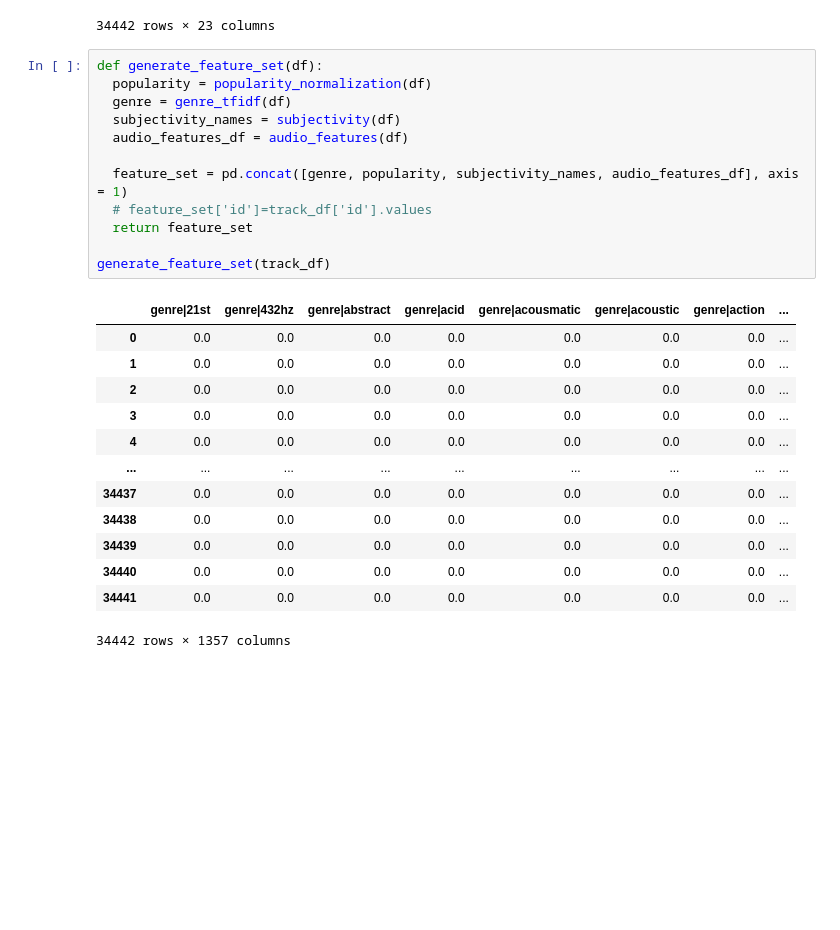
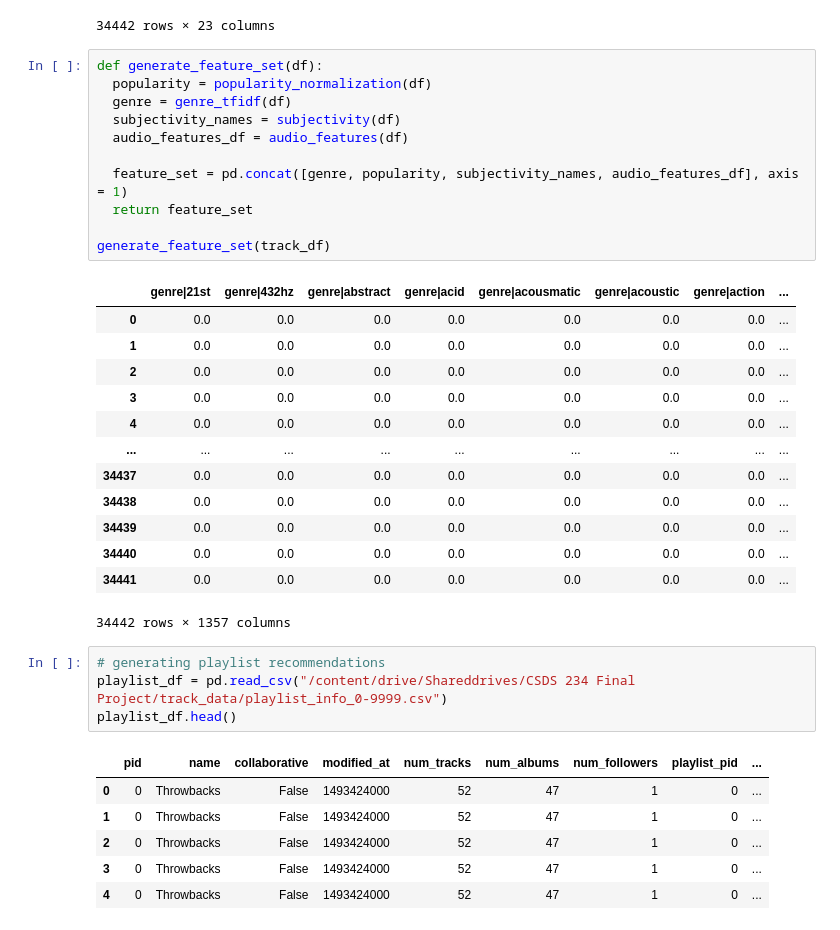
Before and after one commit to Ruby-L-i-n/CSDS234_FinalProject, a Jupyter notebook: FeatureGeneration.ipynb, the cells around one changed output. Saved outputs shown, nothing was run; the diff lists cells and outputs as text; blank space fills up the shorter version.

```diff
--- a/FeatureGeneration.ipynb
+++ b/FeatureGeneration.ipynb
@@ -153,7 +153,6 @@ def generate_feature_set(df):
   audio_features_df = audio_features(df)
 
   feature_set = pd.concat([genre, popularity, subjectivity_names, audio_features_df], axis = 1)
-  # feature_set['id']=track_df['id'].values
   return feature_set
 
 generate_feature_set(track_df)
@@ -171,3 +170,14 @@ generate_feature_set(track_df)
 | 34440 | 0.0 | 0.0 | 0.0 | 0.0 | 0.0 | 0.0 | 0.0 | ... |
 | 34441 | 0.0 | 0.0 | 0.0 | 0.0 | 0.0 | 0.0 | 0.0 | ... |
 34442 rows × 1357 columns
+# %%
+# generating playlist recommendations
+playlist_df = pd.read_csv("/content/drive/Shareddrives/CSDS 234 Final Project/track_data/playlist_info_0-9999.csv")
+playlist_df.head()
+# %% [output]
+|  | pid | name | collaborative | modified_at | num_tracks | num_albums | num_followers | playlist_pid | ... |
+| 0 | 0 | Throwbacks | False | 1493424000 | 52 | 47 | 1 | 0 | ... |
+| 1 | 0 | Throwbacks | False | 1493424000 | 52 | 47 | 1 | 0 | ... |
+| 2 | 0 | Throwbacks | False | 1493424000 | 52 | 47 | 1 | 0 | ... |
+| 3 | 0 | Throwbacks | False | 1493424000 | 52 | 47 | 1 | 0 | ... |
+| 4 | 0 | Throwbacks | False | 1493424000 | 52 | 47 | 1 | 0 | ... |
```
Also changed, not shown: parts of 3 cells of this notebook.
